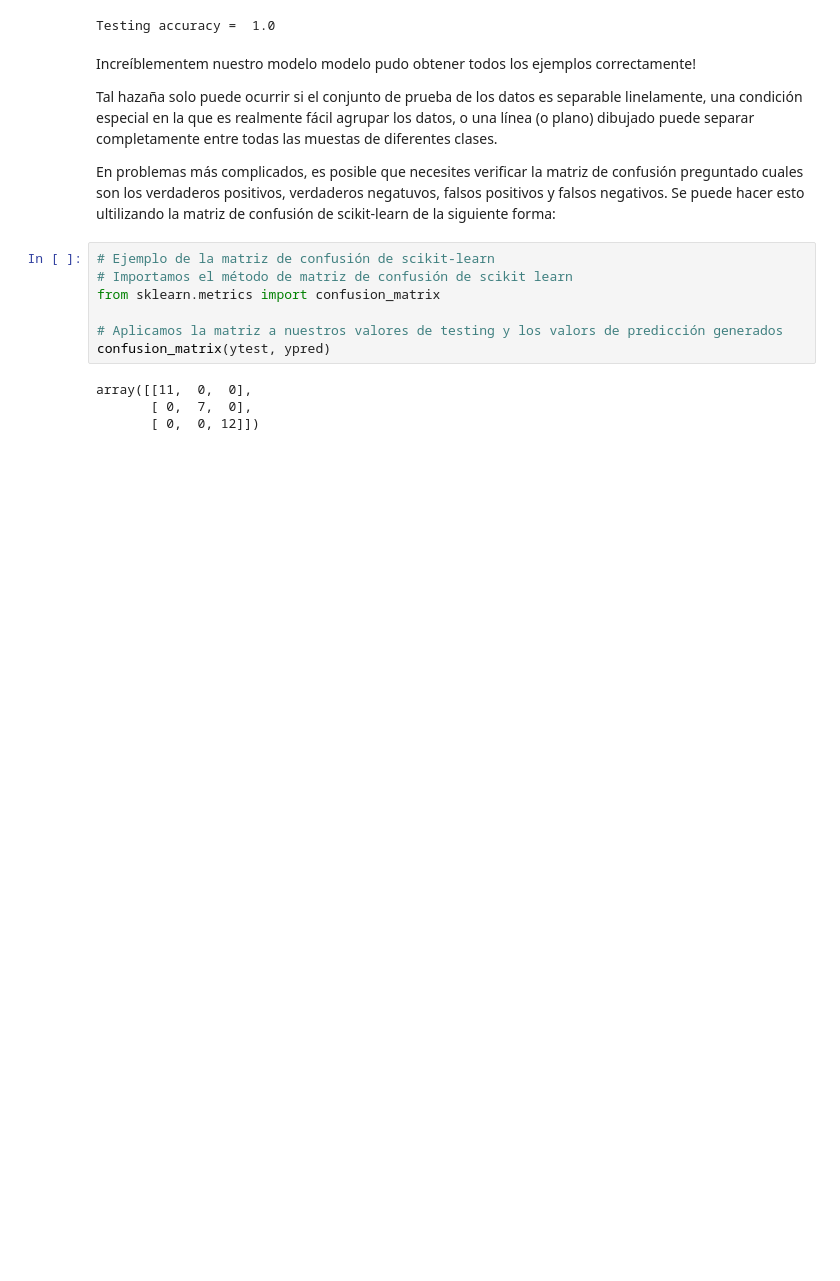
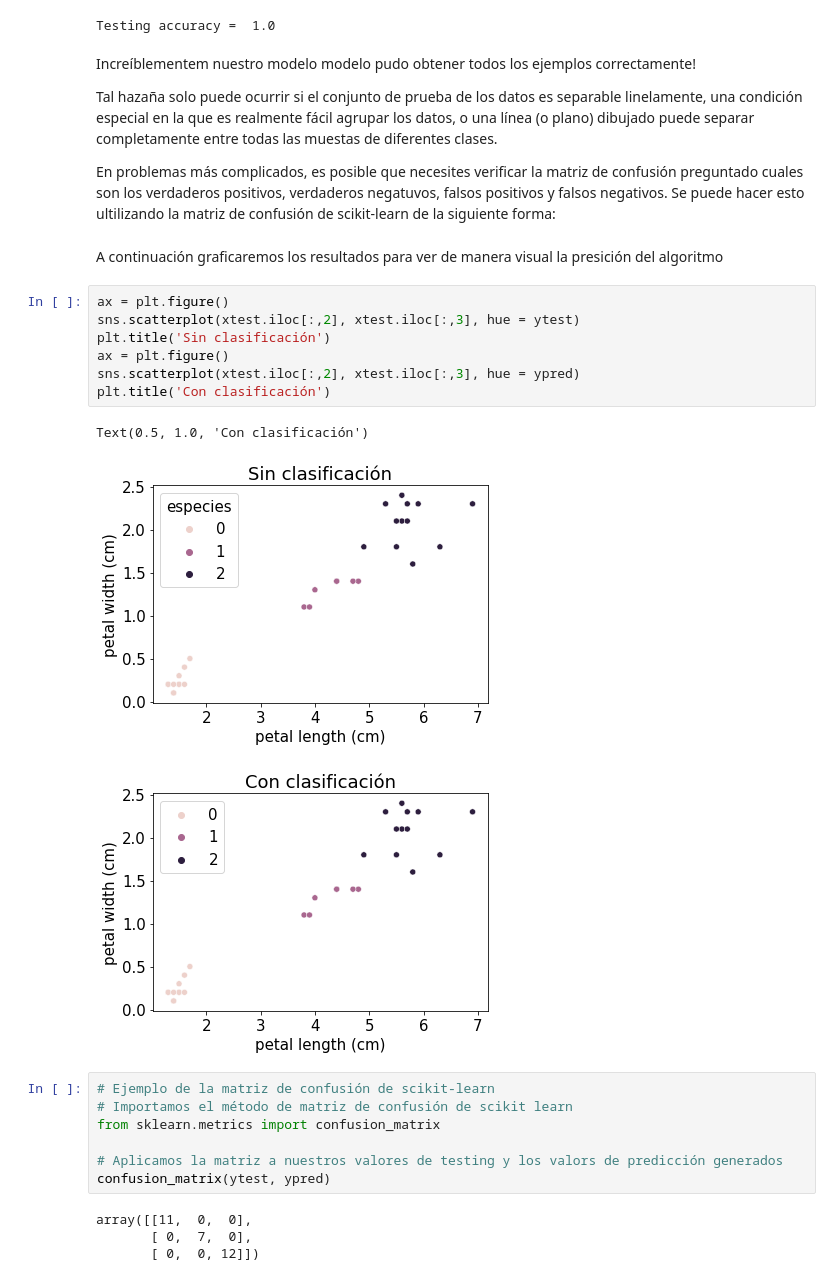
Before and after one commit to RichardSailema/Machine_learning-applied-to-Iris, a Jupyter notebook: Machine-learnig-models-applied-to-Iris_Dataset.ipynb, the cells around one changed output. Drawn from its saved outputs; the diff is of its cells as text; blank space fills up the shorter version.

```diff
--- a/Machine-learnig-models-applied-to-Iris_Dataset.ipynb
+++ b/Machine-learnig-models-applied-to-Iris_Dataset.ipynb
@@ -308,6 +351,19 @@ Increíblementem nuestro modelo modelo pudo obtener todos los ejemplos correctam
 Tal hazaña solo puede ocurrir si el conjunto de prueba de los datos es separable linelamente, una condición especial en la que es realmente fácil agrupar los datos, o una línea (o plano) dibujado puede separar completamente entre todas las muestas de diferentes clases.
 
 En problemas más complicados, es posible que necesites verificar la matriz de confusión preguntado cuales son los verdaderos positivos, verdaderos negatuvos, falsos positivos y falsos negativos. Se puede hacer esto ultilizando la matriz de confusión de scikit-learn de la siguiente forma:
+# %% [markdown]
+A continuación graficaremos los resultados para ver de manera visual la presición del algoritmo
+# %%
+ax = plt.figure()
+sns.scatterplot(xtest.iloc[:,2], xtest.iloc[:,3], hue = ytest)
+plt.title('Sin clasificación')
+ax = plt.figure()
+sns.scatterplot(xtest.iloc[:,2], xtest.iloc[:,3], hue = ypred)
+plt.title('Con clasificación')
+# %% [output]
+Text(0.5, 1.0, 'Con clasificación')
+[figure, added]
+[figure, added]
 # %%
 # Ejemplo de la matriz de confusión de scikit-learn
 # Importamos el método de matriz de confusión de scikit learn
```
Also changed, not shown: parts of 27 cells of this notebook.
